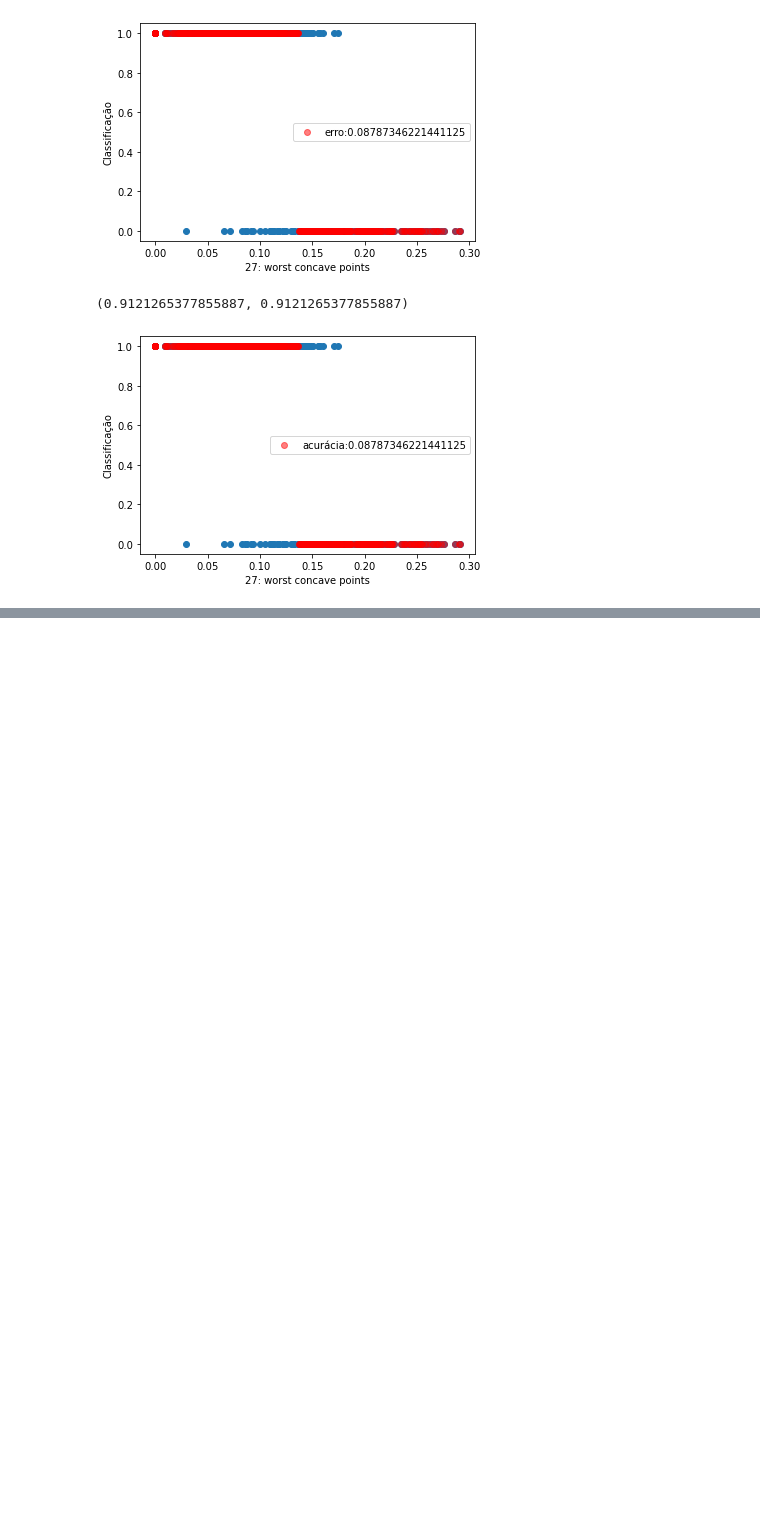
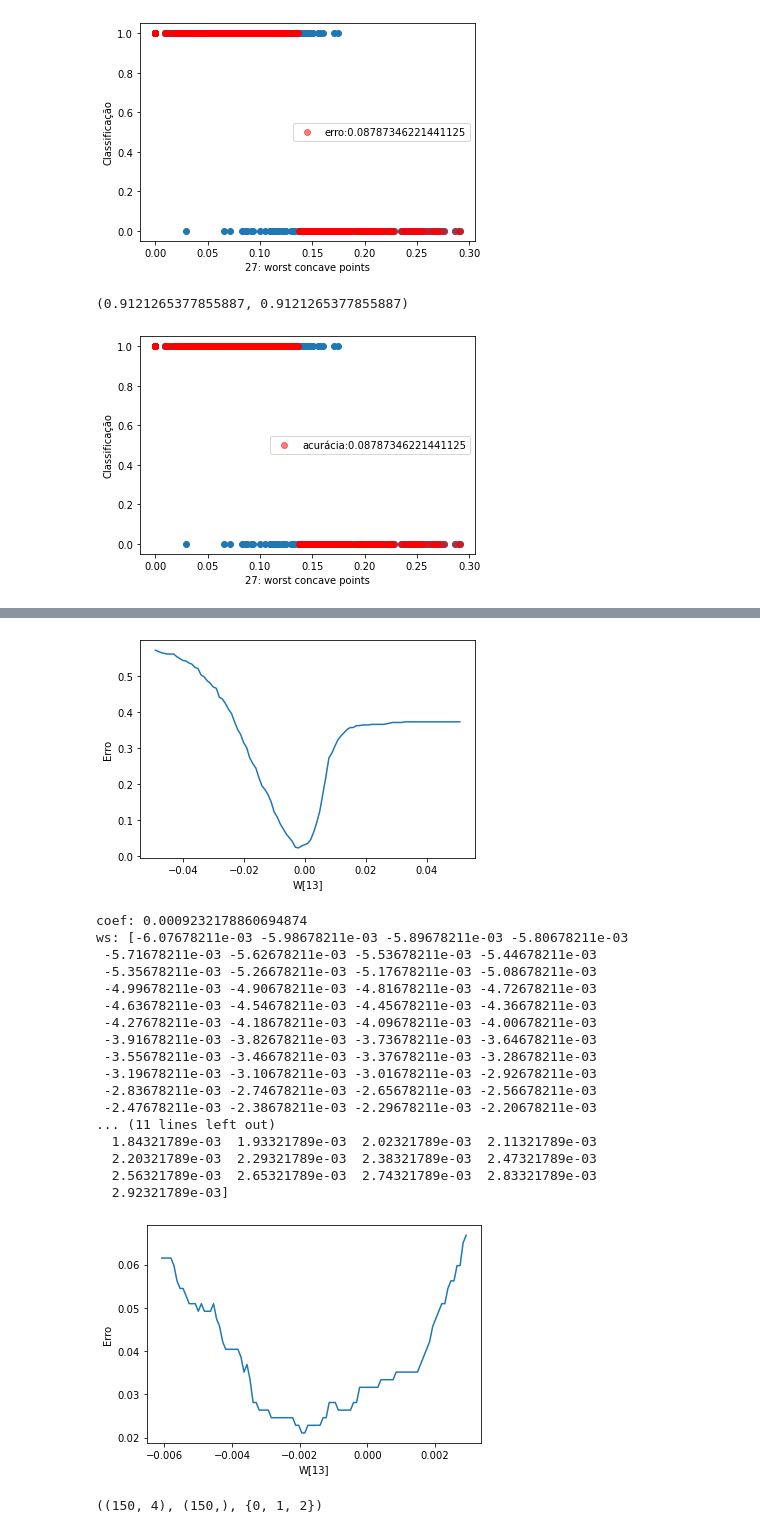
Before and after one commit to arthurclucas/ReconhecimentoPadroes, a Jupyter notebook: notas_de_aula/notebook03-classificacao.ipynb, the cells around one changed output, grey strips where cells are left out. Saved outputs shown, nothing was run; the diff lists cells and outputs as text; code cells hidden in the pictures; blank space fills up the shorter version.

```diff
--- a/notas_de_aula/notebook03-classificacao.ipynb
+++ b/notas_de_aula/notebook03-classificacao.ipynb
@@ -110,0 +128,47 @@ plt.show()
+# %%
+i=13
+
+plot(i)
+
+erros = []
+coef = modelo.lrModel.coef_[i]
+print(f"coef: {coef}")
+ws = np.linspace(coef-0.007, coef+0.002, 101)
+print(f"ws: {ws}")
+for w in ws:
+    modelo.lrModel.coef_[i] = w
+    ypred = modelo.predict(X)
+    erro = mean_squared_error(y, ypred)
+    erros.append(erro)
+modelo.lrModel.coef_[i] = coef
+plt.ylabel("Erro")
+plt.xlabel(f"W[{i}]")
+plt.plot(ws,erros)
+plt.show()
+# %% [output]
+[figure, added]
+coef: 0.0009232178860694874
+ws: [-6.07678211e-03 -5.98678211e-03 -5.89678211e-03 -5.80678211e-03
+ -5.71678211e-03 -5.62678211e-03 -5.53678211e-03 -5.44678211e-03
+ -5.35678211e-03 -5.26678211e-03 -5.17678211e-03 -5.08678211e-03
+ -4.99678211e-03 -4.90678211e-03 -4.81678211e-03 -4.72678211e-03
+ -4.63678211e-03 -4.54678211e-03 -4.45678211e-03 -4.36678211e-03
+ -4.27678211e-03 -4.18678211e-03 -4.09678211e-03 -4.00678211e-03
+ -3.91678211e-03 -3.82678211e-03 -3.73678211e-03 -3.64678211e-03
+ -3.55678211e-03 -3.46678211e-03 -3.37678211e-03 -3.28678211e-03
+ -3.19678211e-03 -3.10678211e-03 -3.01678211e-03 -2.92678211e-03
+ -2.83678211e-03 -2.74678211e-03 -2.65678211e-03 -2.56678211e-03
+ -2.47678211e-03 -2.38678211e-03 -2.29678211e-03 -2.20678211e-03
+... (11 lines left out)
+  1.84321789e-03  1.93321789e-03  2.02321789e-03  2.11321789e-03
+  2.20321789e-03  2.29321789e-03  2.38321789e-03  2.47321789e-03
+  2.56321789e-03  2.65321789e-03  2.74321789e-03  2.83321789e-03
+  2.92321789e-03]
+[figure, added]
+# %%
+from sklearn.datasets import load_iris
+iris = load_iris()
+X, y = iris.data, iris.target
+X.shape, y.shape, set(y)
+# %% [output]
+((150, 4), (150,), {0, 1, 2})
```
Also changed, not shown: parts of 15 cells of this notebook, 1 other file.
